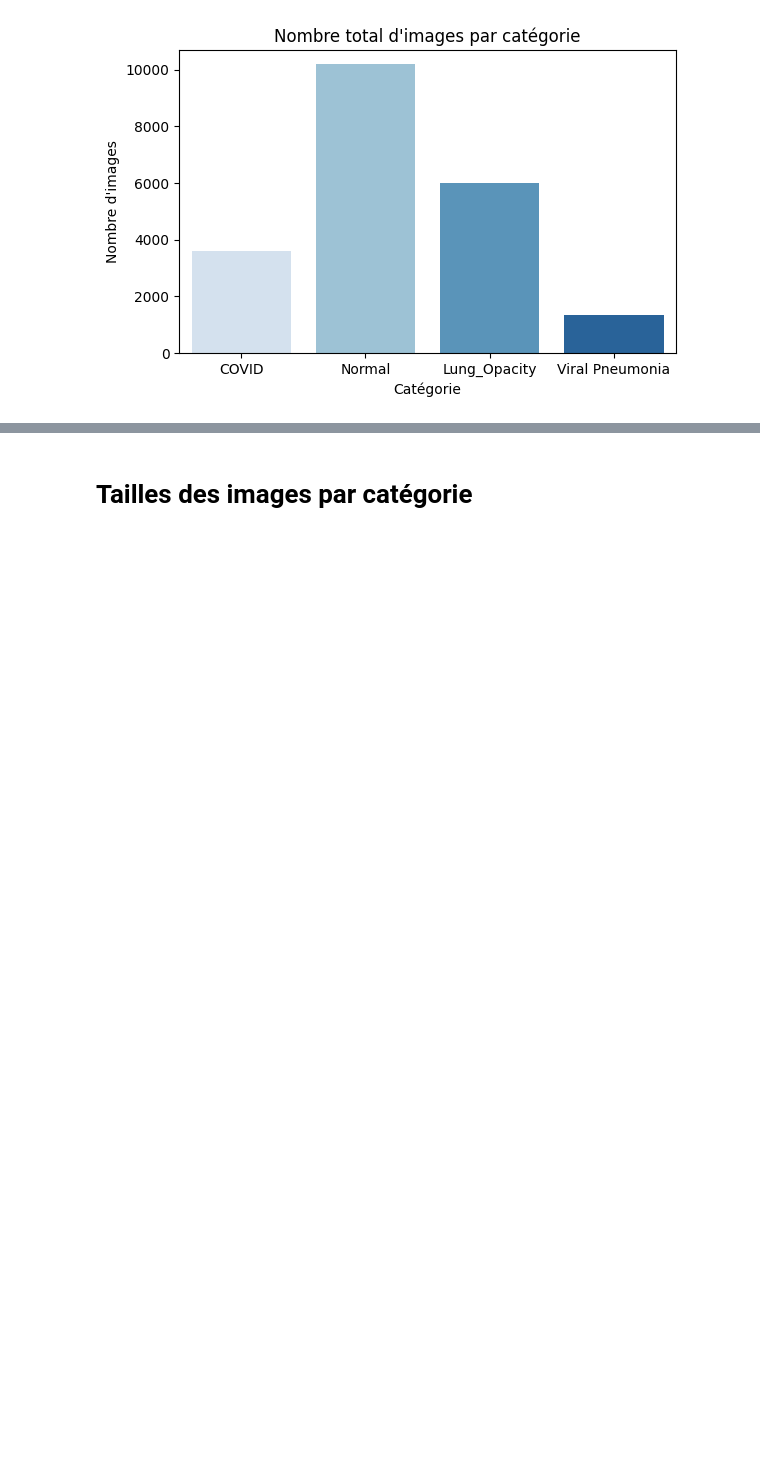
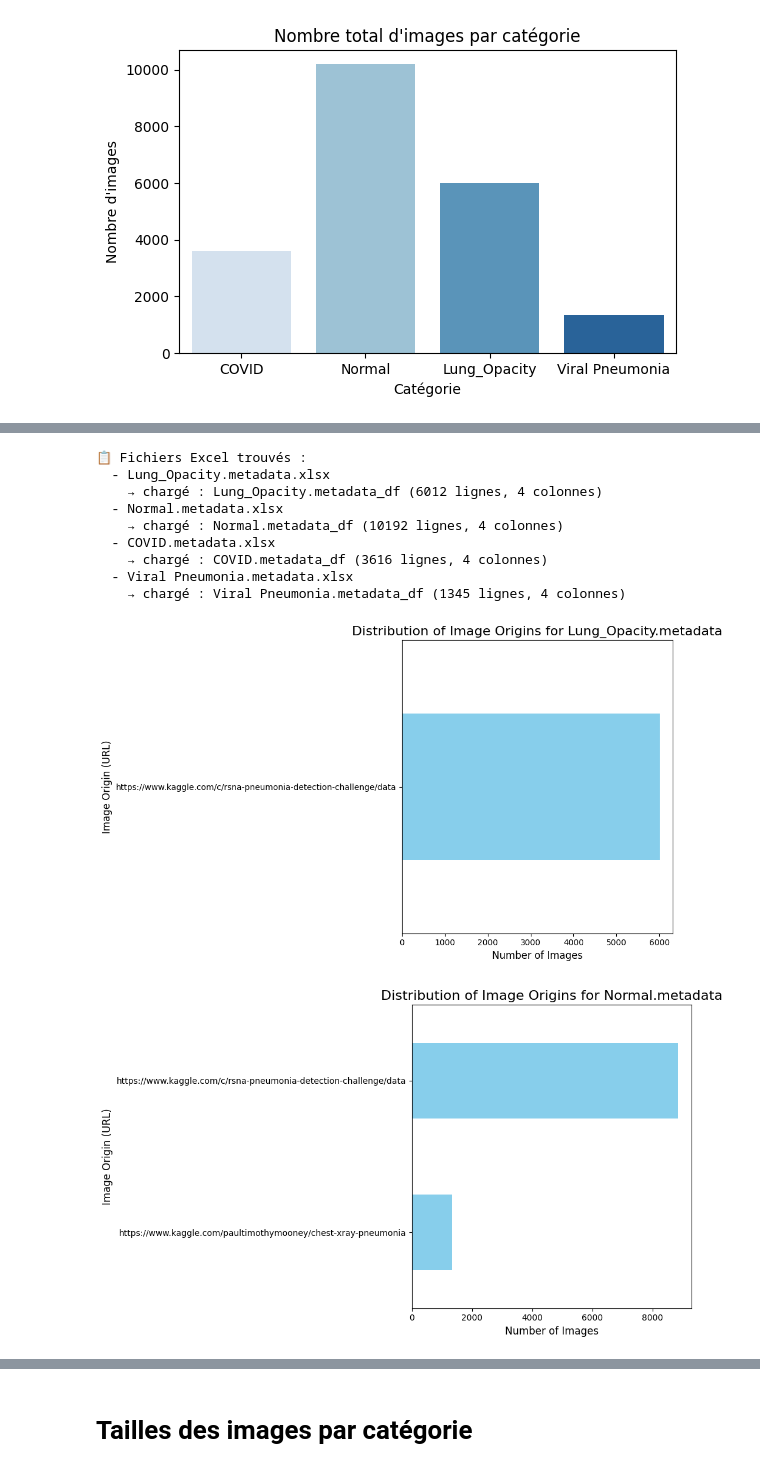
Before and after one commit to mar25-iia2-radiographies/mar25_radiographies_pulmonaires_covid19, a Jupyter notebook: notebooks/01_data_exploration.ipynb, the cells around one changed output, grey strips where cells are left out. Saved outputs shown, nothing was run; the diff lists cells and outputs as text; code cells hidden in the pictures; blank space fills up the shorter version.

```diff
--- a/notebooks/01_data_exploration.ipynb
+++ b/notebooks/01_data_exploration.ipynb
@@ -400,8 +405,6 @@ import pandas as pd
 import matplotlib.pyplot as plt
 import seaborn as sns
 
-# Chemins
-base_path = Path("/kaggle/input/covid19-radiography-database")
 data_path = base_path / "COVID-19_Radiography_Dataset"
 categories = ['COVID', 'Normal', 'Lung_Opacity', 'Viral Pneumonia']
 
@@ -451,0 +457,77 @@ Passing `palette` without assigning `hue` is deprecated and will be removed in v
+# %%
+from pathlib import Path
+import pandas as pd
+import matplotlib.pyplot as plt
+
+# 1) Recharger les métadonnées Excel → metadata_dfs
+base_path = base_path  # on réutilise celui défini plus haut via kagglehub
+excel_files = list(base_path.rglob('*.xlsx'))
+
+metadata_dfs = {}
+print("📋 Fichiers Excel trouvés :")
+for excel_file in excel_files:
+    print("  -", excel_file.name)
+    try:
+        df = pd.read_excel(excel_file)
+        # Nom de clé lisible, ex: 'COVID_df', 'Normal_df', etc.
+        key = excel_file.stem + '_df'
+        metadata_dfs[key] = df
+        print(f"    → chargé : {key} ({len(df)} lignes, {len(df.columns)} colonnes)")
+    except Exception as e:
+        print(f"    ❌ Erreur lecture {excel_file.name}: {e}")
+
+# 2) Fonction pour tracer la distribution des sources (URL)
+def plot_url_distribution(metadata_dfs, top_n=None, min_count=None):
+    """
+    top_n : garder uniquement les top_n sources les plus fréquentes (le reste agrégé en 'Other')
+    min_count : ignorer les sources avec moins de min_count images
+    """
+    for df_name, df in metadata_dfs.items():
+        if 'URL' not in df.columns:
+            print(f"⚠️ Pas de colonne 'URL' dans {df_name}, on saute.")
+            continue
+
+        group_name = df_name.replace('_df', '')
+
+        # Compter les occurrences par URL
+        url_counts = df['URL'].value_counts()
+
+        if url_counts.empty:
+            print(f"⚠️ Colonne 'URL' vide pour {df_name}, pas de graphique.")
+            continue
+
+        # Filtrer les sources très rares
+        if min_count is not None:
+            url_counts = url_counts[url_counts >= min_count]
+
+        # Limiter aux top_n et agréger le reste
+        if top_n is not None and len(url_counts) > top_n:
+            top = url_counts.iloc[:top_n]
+            others_sum = url_counts.iloc[top_n:].sum()
+            url_counts = top.copy()
+            url_counts['Other sources'] = others_sum
+
+        # Graphique horizontal
+        plt.figure(figsize=(10, 6))
+        url_counts.sort_values().plot(kind='barh', color='skyblue')
+
+        plt.title(f"Distribution of Image Origins for {group_name}", fontsize=16)
+        plt.xlabel("Number of Images", fontsize=12)
+        plt.ylabel("Image Origin (URL)", fontsize=12)
+        plt.tight_layout()
+        plt.show()
+
+# 3) Appel : top 8 sources pour chaque fichier de métadonnées
+plot_url_distribution(metadata_dfs, top_n=8)
+# %% [output]
+📋 Fichiers Excel trouvés :
+  - Lung_Opacity.metadata.xlsx
+    → chargé : Lung_Opacity.metadata_df (6012 lignes, 4 colonnes)
+  - Normal.metadata.xlsx
+    → chargé : Normal.metadata_df (10192 lignes, 4 colonnes)
+  - COVID.metadata.xlsx
+    → chargé : COVID.metadata_df (3616 lignes, 4 colonnes)
+  - Viral Pneumonia.metadata.xlsx
+    → chargé : Viral Pneumonia.metadata_df (1345 lignes, 4 colonnes)
+[figure, added]
+[figure, added]
```
Also changed, not shown: parts of 9 cells of this notebook.
